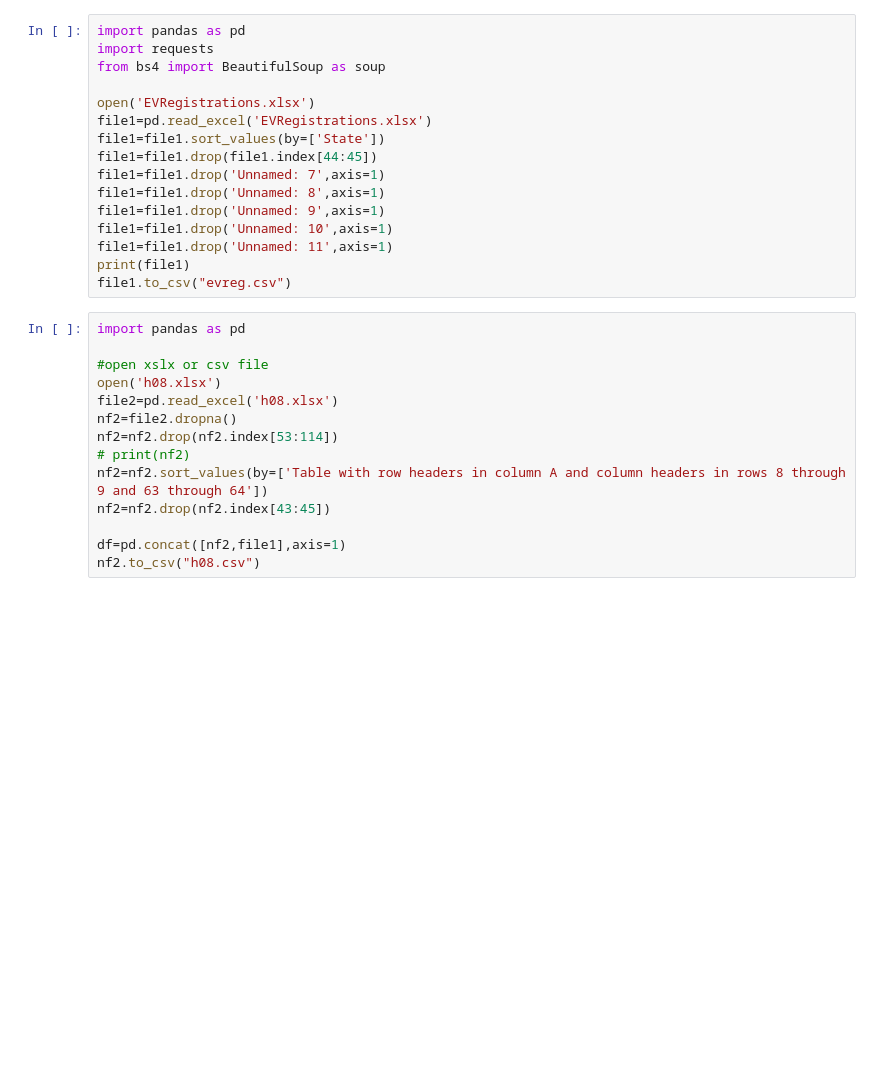
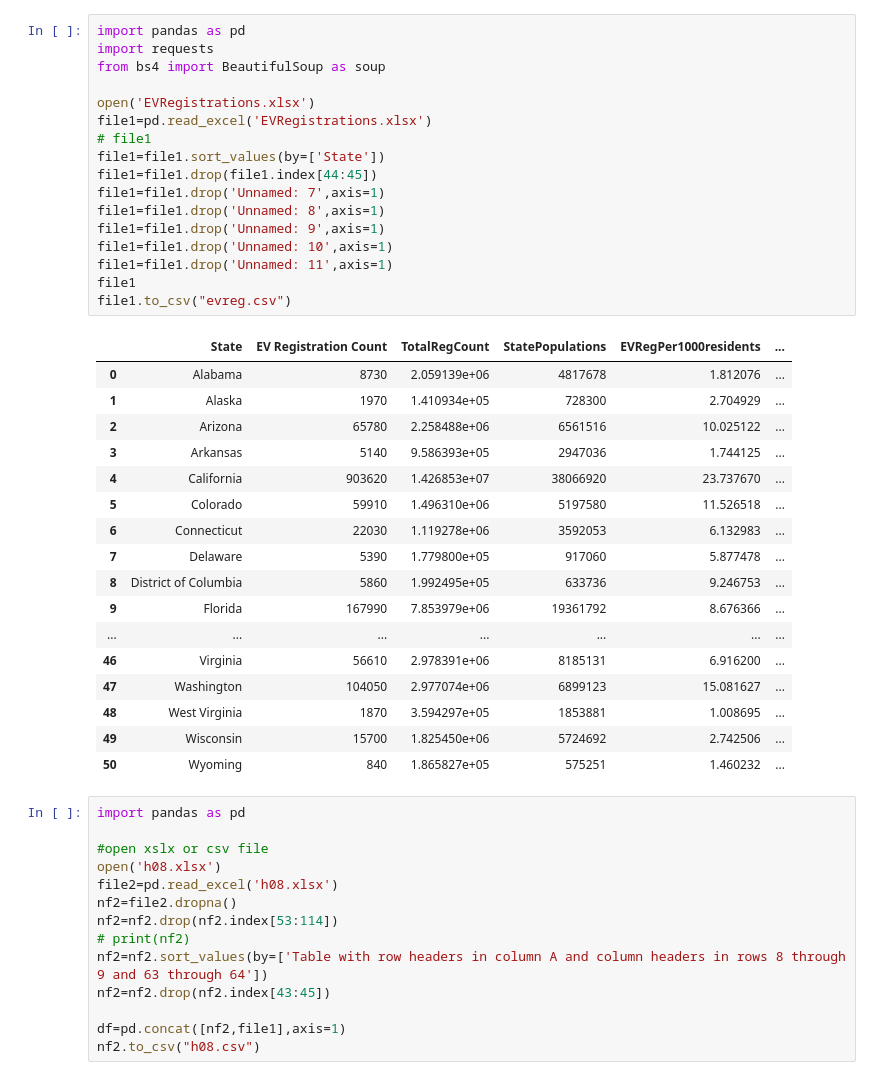
Before and after one commit to AdamRKlima/TA-Notes-and-Needed-Updates, a Jupyter notebook: TA-Notes/Exercise-Doc/week6.ipynb, the cells around one changed output. Drawn from its saved outputs; the diff is of its cells as text; blank space fills up the shorter version.

```diff
--- a/TA-Notes/Exercise-Doc/week6.ipynb
+++ b/TA-Notes/Exercise-Doc/week6.ipynb
@@ -42,19 +67,38 @@ df.to_csv('AvgTempByState.csv')
 # %%
 import pandas as pd
 import requests
 from bs4 import BeautifulSoup as soup
 
 open('EVRegistrations.xlsx')
 file1=pd.read_excel('EVRegistrations.xlsx')
+# file1
 file1=file1.sort_values(by=['State'])
 file1=file1.drop(file1.index[44:45])
 file1=file1.drop('Unnamed: 7',axis=1)
 file1=file1.drop('Unnamed: 8',axis=1)
 file1=file1.drop('Unnamed: 9',axis=1)
 file1=file1.drop('Unnamed: 10',axis=1)
 file1=file1.drop('Unnamed: 11',axis=1)
-print(file1)
+file1
 file1.to_csv("evreg.csv")
+# %% [output]
+|  | State | EV Registration Count | TotalRegCount | StatePopulations | EVRegPer1000residents | ... |
+| 0 | Alabama | 8730 | 2.059139e+06 | 4817678 | 1.812076 | ... |
+| 1 | Alaska | 1970 | 1.410934e+05 | 728300 | 2.704929 | ... |
+| 2 | Arizona | 65780 | 2.258488e+06 | 6561516 | 10.025122 | ... |
+| 3 | Arkansas | 5140 | 9.586393e+05 | 2947036 | 1.744125 | ... |
+| 4 | California | 903620 | 1.426853e+07 | 38066920 | 23.737670 | ... |
+| 5 | Colorado | 59910 | 1.496310e+06 | 5197580 | 11.526518 | ... |
+| 6 | Connecticut | 22030 | 1.119278e+06 | 3592053 | 6.132983 | ... |
+| 7 | Delaware | 5390 | 1.779800e+05 | 917060 | 5.877478 | ... |
+| 8 | District of Columbia | 5860 | 1.992495e+05 | 633736 | 9.246753 | ... |
+| 9 | Florida | 167990 | 7.853979e+06 | 19361792 | 8.676366 | ... |
+| ... | ... | ... | ... | ... | ... | ... |
+| 46 | Virginia | 56610 | 2.978391e+06 | 8185131 | 6.916200 | ... |
+| 47 | Washington | 104050 | 2.977074e+06 | 6899123 | 15.081627 | ... |
+| 48 | West Virginia | 1870 | 3.594297e+05 | 1853881 | 1.008695 | ... |
+| 49 | Wisconsin | 15700 | 1.825450e+06 | 5724692 | 2.742506 | ... |
+| 50 | Wyoming | 840 | 1.865827e+05 | 575251 | 1.460232 | ... |
 # %%
 import pandas as pd
 
```
Also changed, not shown: parts of 3 cells of this notebook, 5 other files.
